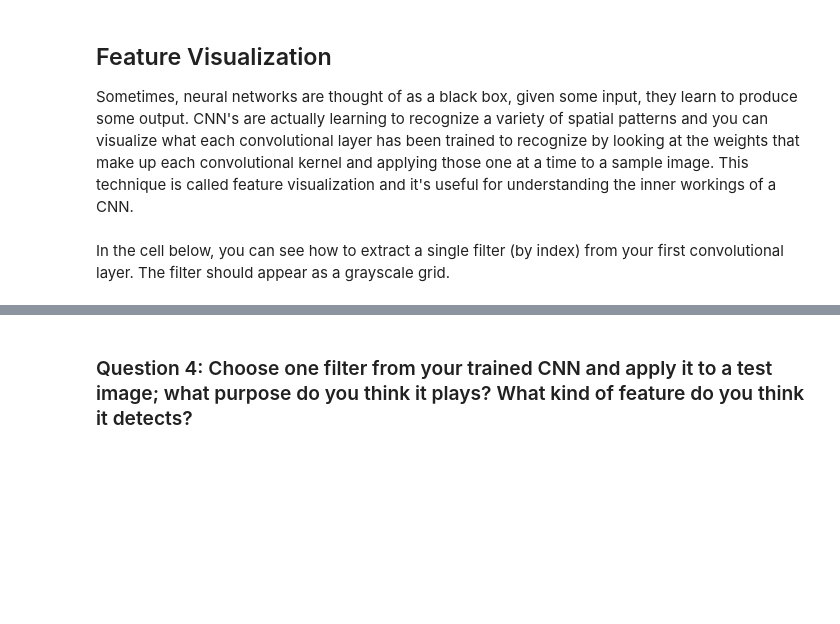
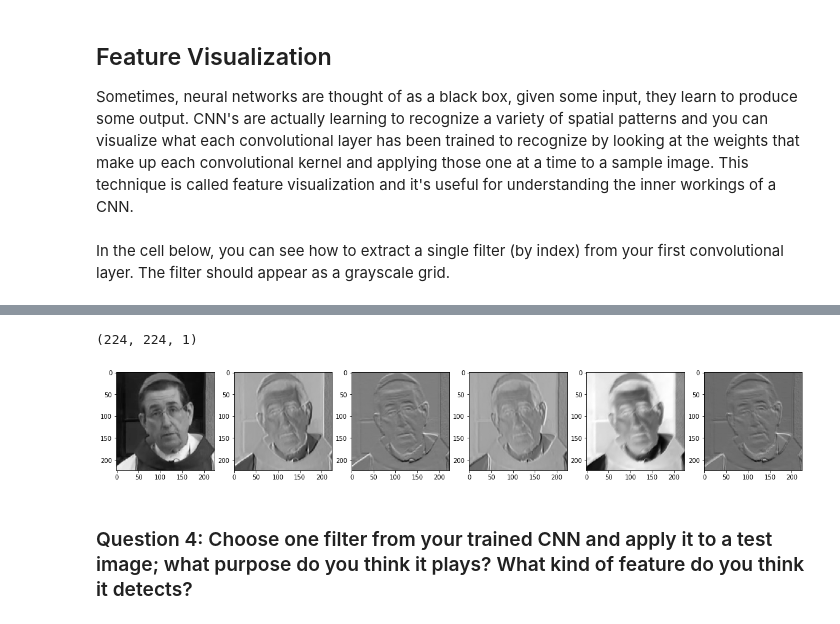
Before and after one commit to lb5160482/cvnd_P1_Facial_Keypoints, a Jupyter notebook: 2. Define the Network Architecture.ipynb, the cells around one changed output, grey strips where cells are left out. Drawn from its saved outputs; the diff is of its cells as text; code cells hidden in the pictures; blank space fills up the shorter version.

```diff
--- a/2. Define the Network Architecture.ipynb
+++ b/2. Define the Network Architecture.ipynb
@@ -535,28 +580,31 @@ Next, choose a test image and filter it with one of the convolutional kernels in
 # %%
 ##TODO: load in and display any image from the transformed test dataset
 
 ## TODO: Using cv's filter2D function,
 ## apply a specific set of filter weights (like the one displayed above) to the test image
 import cv2
 
 test_images, test_outputs, gt_pts = net_sample_output()
 
 img_idx = 0
 img = test_images[img_idx].data
-img = img.numpy()
+img = img.cpu().numpy()
 img = np.transpose(img,(1,2,0))
 
 fig = plt.figure(figsize=(20, 20))
 ax = plt.subplot(1, 6, 1)
 print(img.shape)
 
 plt.imshow(np.squeeze(img),cmap='gray')
 for i in range(5):
     img_filtered = cv2.filter2D(img,-1,w[i][0])
     ax = plt.subplot(1, 6, i + 2)
-    plt.imshow(img_filtered)
+    plt.imshow(img_filtered,cmap='gray')
 
 plt.show()
+# %% [output]
+(224, 224, 1)
+[figure, added]
 # %% [markdown]
 ### Question 4: Choose one filter from your trained CNN and apply it to a test image; what purpose do you think it plays? What kind of feature do you think it detects?
 # %% [markdown]
```
Also changed, not shown: parts of 17 cells of this notebook.
